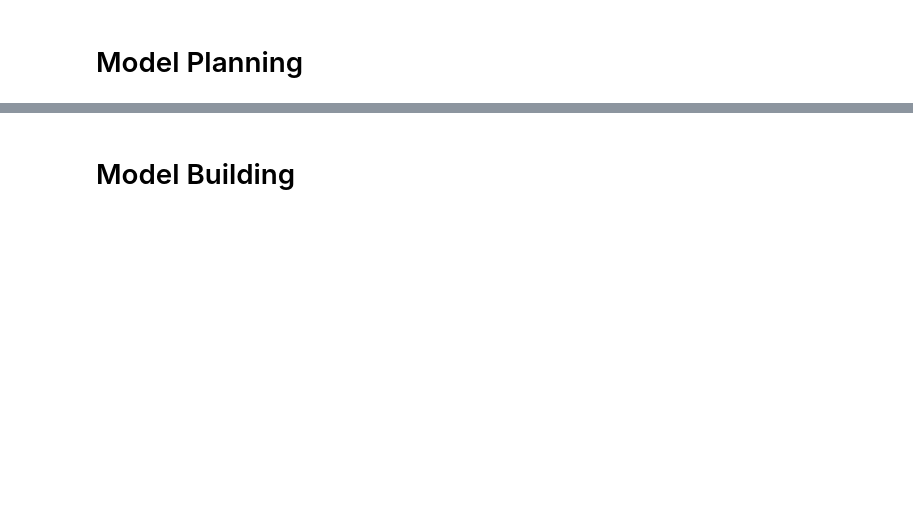
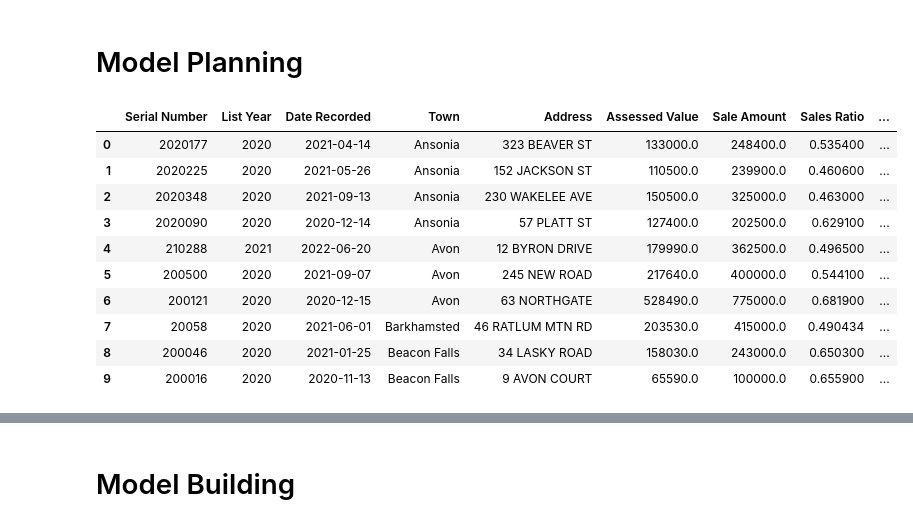
Before and after one commit to jonahmougoue/Connecticut-Real-Estate-Analysis, a Jupyter notebook: RealEstatePrediction.ipynb, the cells around one changed output, grey strips where cells are left out. Cells and saved outputs as stored; diff of their text form; code cells hidden in the pictures; blank space fills up the shorter version.

Commit message:
Created data pipline and added linear regression

```diff
--- a/RealEstatePrediction.ipynb
+++ b/RealEstatePrediction.ipynb
@@ -107,0 +135,24 @@ Name: count, dtype: int64
+# %%
+bad_dates = []
+for i in range(1,13):
+    month = ''
+    if i < 10:
+        month += '0'
+    month += str(i)
+    for j in range(1,32):
+        day = ''
+        if j < 10:
+            day += '0'
+        day += str(j)
+        for k in range(23,25):
+            bad_dates.append(f'{month}/{day}/00{k}')
+
+count = 0
+for bad_date in bad_dates:
+    if df['Date Recorded'].isin([bad_date]).any():
+        count += 1
+        good_date = bad_date[:6] + '2' + bad_date[7:]
+        df['Date Recorded'] = df['Date Recorded'].replace(bad_date,good_date)
+
+df['Date Recorded'] = pd.to_datetime(df['Date Recorded'])
+f'{count} bad dates'
@@ -147,2 +217,20 @@ Name: count, dtype: int64
+# %%
+missing_data = ['Address','Property Type','Residential Type','Non Use Code','Assessor Remarks','OPM remarks','Location']
+for missing_datum in missing_data:
+    df[missing_datum] = df[missing_datum].astype(str)
 # %% [markdown]
 # Model Planning
+# %%
+df.head(10)
+# %% [output]
+|  | Serial Number | List Year | Date Recorded | Town | Address | Assessed Value | Sale Amount | Sales Ratio | ... |
+| 0 | 2020177 | 2020 | 2021-04-14 | Ansonia | 323 BEAVER ST | 133000.0 | 248400.0 | 0.535400 | ... |
+| 1 | 2020225 | 2020 | 2021-05-26 | Ansonia | 152 JACKSON ST | 110500.0 | 239900.0 | 0.460600 | ... |
+| 2 | 2020348 | 2020 | 2021-09-13 | Ansonia | 230 WAKELEE AVE | 150500.0 | 325000.0 | 0.463000 | ... |
+| 3 | 2020090 | 2020 | 2020-12-14 | Ansonia | 57 PLATT ST | 127400.0 | 202500.0 | 0.629100 | ... |
+| 4 | 210288 | 2021 | 2022-06-20 | Avon | 12 BYRON DRIVE | 179990.0 | 362500.0 | 0.496500 | ... |
+| 5 | 200500 | 2020 | 2021-09-07 | Avon | 245 NEW ROAD | 217640.0 | 400000.0 | 0.544100 | ... |
+| 6 | 200121 | 2020 | 2020-12-15 | Avon | 63 NORTHGATE | 528490.0 | 775000.0 | 0.681900 | ... |
+| 7 | 20058 | 2020 | 2021-06-01 | Barkhamsted | 46 RATLUM MTN RD | 203530.0 | 415000.0 | 0.490434 | ... |
+| 8 | 200046 | 2020 | 2021-01-25 | Beacon Falls | 34 LASKY ROAD | 158030.0 | 243000.0 | 0.650300 | ... |
+| 9 | 200016 | 2020 | 2020-11-13 | Beacon Falls | 9 AVON COURT | 65590.0 | 100000.0 | 0.655900 | ... |
```
Also changed, not shown: parts of 21 cells of this notebook.
